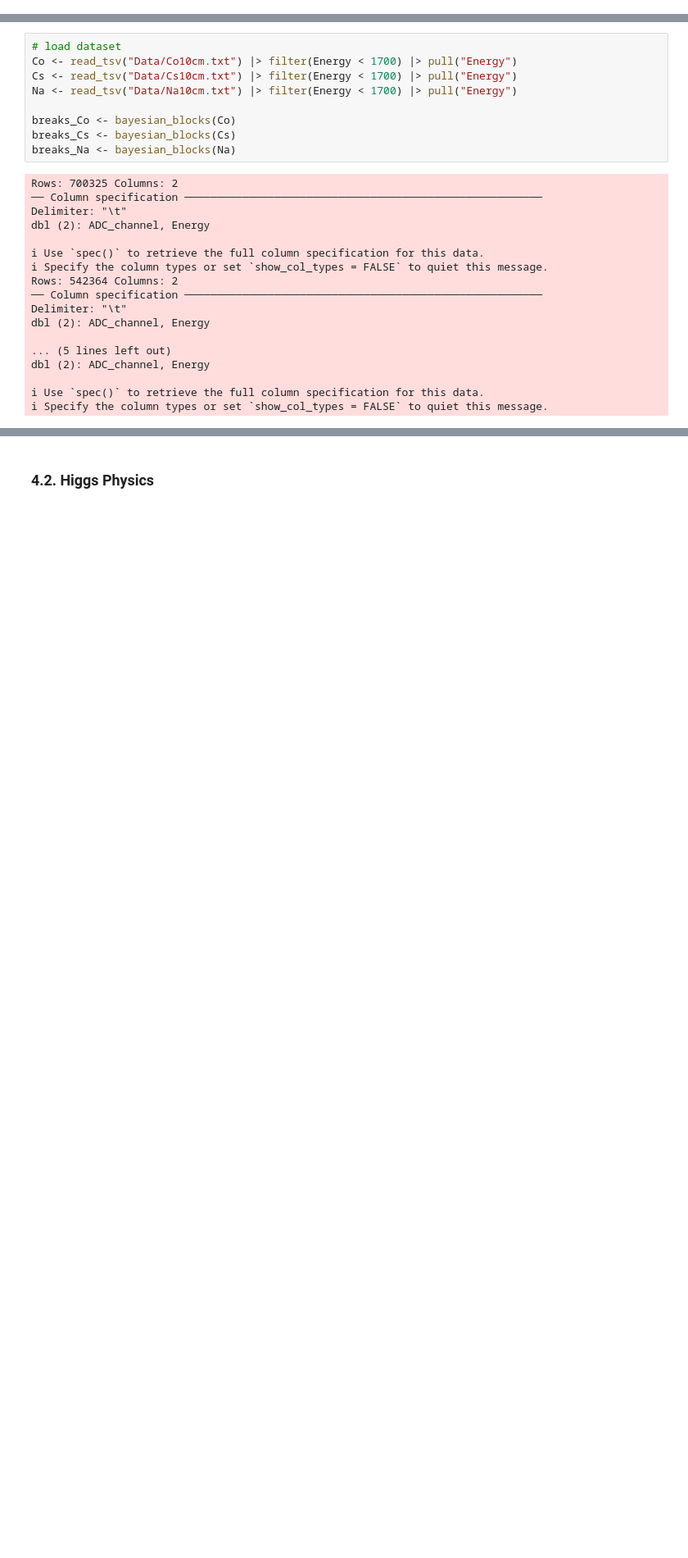
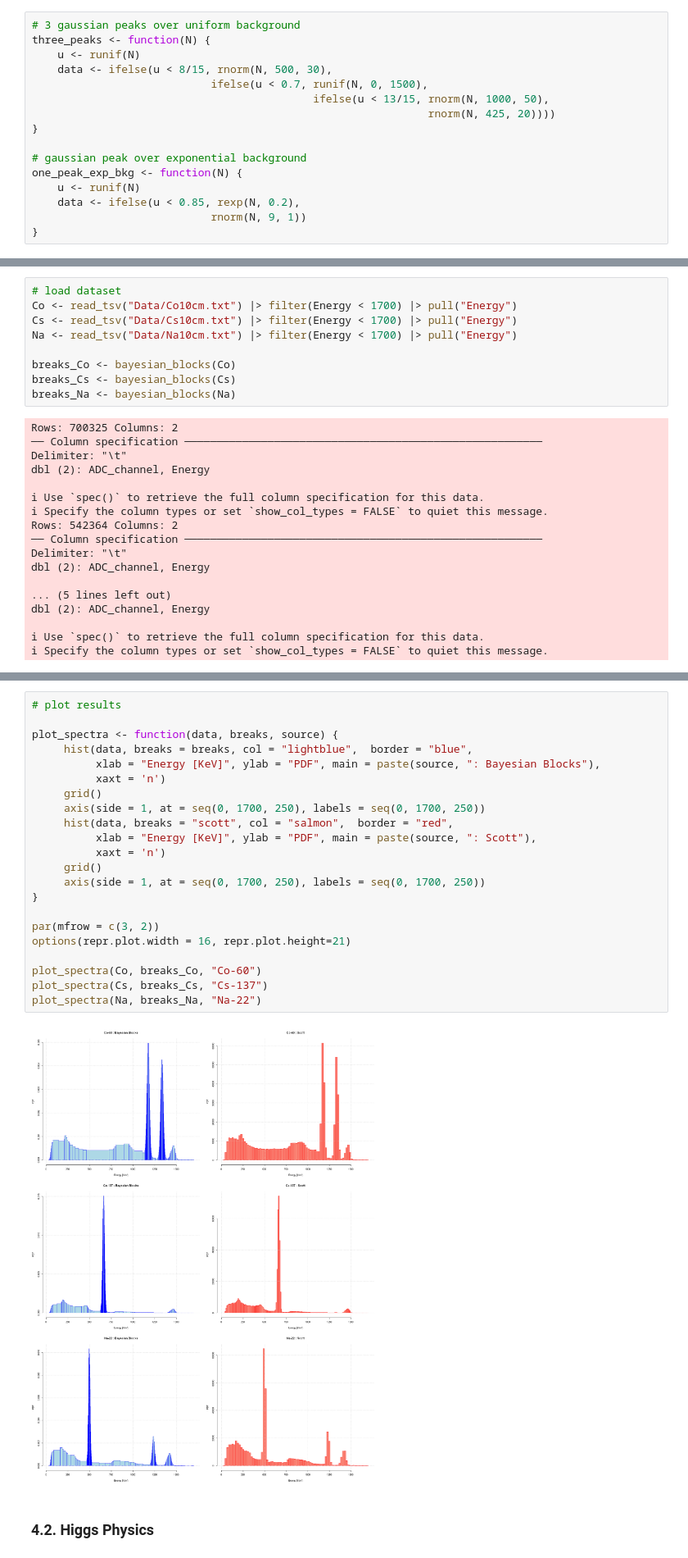
Before and after one commit to andread3vita/Bayesian-Blocks-Algorithm, a Jupyter notebook: BayesianBlocks.ipynb, the cells around one changed output, grey strips where cells are left out. Shown at 82% size. Saved outputs shown, nothing was run; the diff lists cells and outputs as text; blank space fills up the shorter version.

```diff
--- a/BayesianBlocks.ipynb
+++ b/BayesianBlocks.ipynb
@@ -524,0 +531,16 @@ Average_metric <- function(breaks, data, distribution, M=20, ...) {
+# %%
+# 3 gaussian peaks over uniform background
+three_peaks <- function(N) {
+    u <- runif(N)
+    data <- ifelse(u < 8/15, rnorm(N, 500, 30),
+                            ifelse(u < 0.7, runif(N, 0, 1500),
+                                            ifelse(u < 13/15, rnorm(N, 1000, 50),
+                                                              rnorm(N, 425, 20))))
+}
+
+# gaussian peak over exponential background
+one_peak_exp_bkg <- function(N) {
+    u <- runif(N)
+    data <- ifelse(u < 0.85, rexp(N, 0.2),
+                            rnorm(N, 9, 1))
+}
@@ -609,3 +629,27 @@ axis(side = 1, at = seq(0, 1700, 250), labels = seq(0, 1700, 250))
+# %%
+# plot results
+
+plot_spectra <- function(data, breaks, source) {
+     hist(data, breaks = breaks, col = "lightblue",  border = "blue",
+          xlab = "Energy [KeV]", ylab = "PDF", main = paste(source, ": Bayesian Blocks"),
+          xaxt = 'n')
+     grid()
+     axis(side = 1, at = seq(0, 1700, 250), labels = seq(0, 1700, 250))
+     hist(data, breaks = "scott", col = "salmon",  border = "red",
+          xlab = "Energy [KeV]", ylab = "PDF", main = paste(source, ": Scott"),
+          xaxt = 'n')
+     grid()
+     axis(side = 1, at = seq(0, 1700, 250), labels = seq(0, 1700, 250))
+}
+
+par(mfrow = c(3, 2))
+options(repr.plot.width = 16, repr.plot.height=21)
+
+plot_spectra(Co, breaks_Co, "Co-60")
+plot_spectra(Cs, breaks_Cs, "Cs-137")
+plot_spectra(Na, breaks_Na, "Na-22")
+# %% [output]
+[figure, added]
 # %% [markdown]
 ### 4.2. Higgs Physics <a name="app_higgs"></a>
 # %% [markdown]
```
Also changed, not shown: parts of 26 cells of this notebook.
